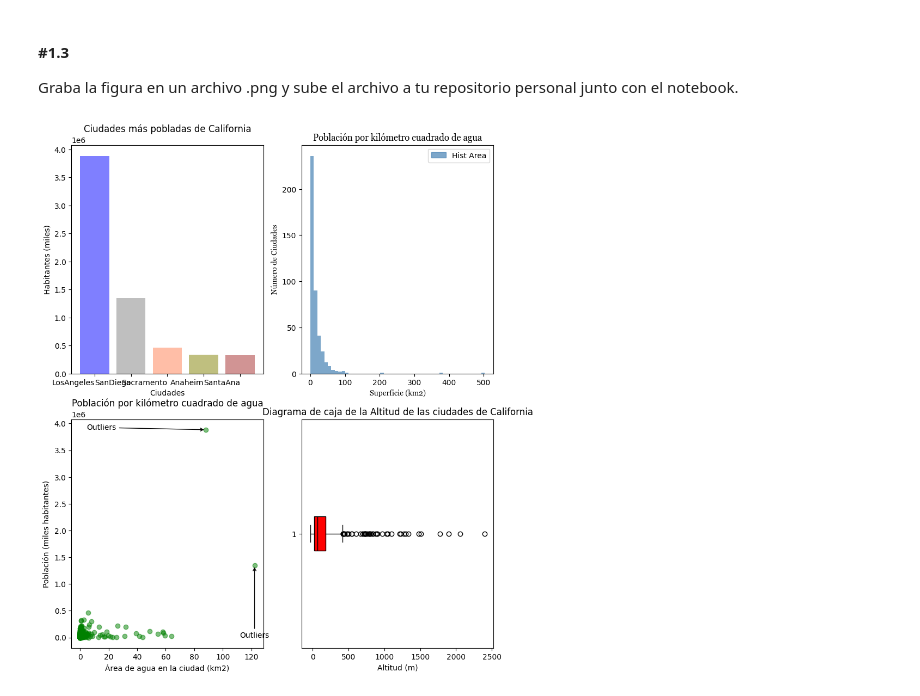
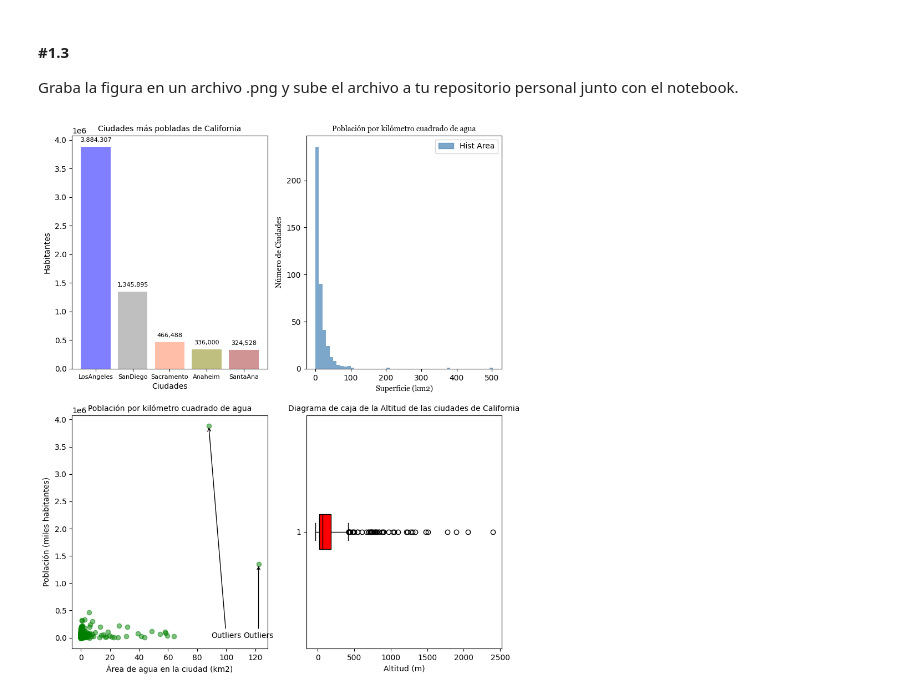
Before and after one commit to juanfcia/ds-bootcamp-juanfcia, a Jupyter notebook: 03_Data_Analysis/Sprint_08/Unidad_01_Visualizacion_Basica_Matplotlib/03_Practica_Obligatoria/18_Practica_Obligatoria_Visualizacion_Basica.ipynb, the cells around one changed output. Cells and saved outputs as stored; diff of their text form; code cells hidden in the pictures.

Commit message:
Sprint08 Unidad01 Visualización básica / Práctica obligatorio e imagen v.final

```diff
--- a/03_Data_Analysis/Sprint_08/Unidad_01_Visualizacion_Basica_Matplotlib/03_Practica_Obligatoria/18_Practica_Obligatoria_Visualizacion_Basica.ipynb
+++ b/03_Data_Analysis/Sprint_08/Unidad_01_Visualizacion_Basica_Matplotlib/03_Practica_Obligatoria/18_Practica_Obligatoria_Visualizacion_Basica.ipynb
@@ -272,13 +260,14 @@ fig, ax = plt.subplots(2,2, figsize=(10, 12))
 ### ----------------- ###
 # Gráfico de barras en la posición [0,0] de la figura
 
-ax_barras = ax[0,0]
-ax_barras.bar(ciudades, frecuencias, color = ["blue","grey","coral","olive", "brown"], alpha = 0.5)
+ax_barras = ax[0, 0]
+bars = ax_barras.bar(ciudades, frecuencias, color = ["blue","grey","coral","olive", "brown"], alpha = 0.5)
 
-ax_barras.set_title("Ciudades más pobladas de California")
-ax_barras.set_xlabel("Ciudades")
-ax_barras.set_ylabel("Habitantes (miles)")
-ax_barras.set_xticklabels(ciudades, ha = "right")
+ax_barras.set_title("Ciudades más pobladas de California", fontsize = 10)
+ax_barras.set_xlabel("Ciudades", fontsize = 10)
+ax_barras.set_ylabel("Habitantes", fontsize = 10)
+ax_barras.set_xticklabels(ciudades, fontsize = 8, ha = "center")
+ax_barras.bar_label(bars, fmt = '{:,.0f}', padding = 5, fontsize = 8); # Sacado de IA
 
 ### ----------------- ###
 # Histograma en la posición [0,1] de la figura
@@ -290,9 +279,9 @@ ax_hist.hist(df_cities["area_total_sq_mi"],
              color = "steelblue"
              )
 
-ax_hist.set_title("Población por kilómetro cuadrado de agua", family="Georgia")
-ax_hist.set_xlabel("Superficie (km2)", family="Georgia")
-ax_hist.set_ylabel("Número de Ciudades", family="Georgia")
+ax_hist.set_title("Población por kilómetro cuadrado de agua", family="Georgia", fontsize = 10)
+ax_hist.set_xlabel("Superficie (km2)", family="Georgia", fontsize = 10)
+ax_hist.set_ylabel("Número de Ciudades", family="Georgia", fontsize = 10)
 
 barra_simulada = mpatches.Patch(color = "steelblue",
                                 alpha = 0.7,
@@ -306,12 +295,12 @@ ax_hist.legend(handles = [barra_simulada], loc = "upper right")
 
 ax_scatter = ax[1,0]
 ax_scatter.scatter(df_cities["area_water_km2"], df_cities["population_total"], c = "green", alpha = 0.5)
-ax_scatter.set_title("Población por kilómetro cuadrado de agua")
-ax_scatter.set_xlabel("Área de agua en la ciudad (km2)")
-ax_scatter.set_ylabel("Población (miles habitantes)")
+ax_scatter.set_title("Población por kilómetro cuadrado de agua", fontsize = 10)
+ax_scatter.set_xlabel("Área de agua en la ciudad (km2)", fontsize = 10)
+ax_scatter.set_ylabel("Población (miles habitantes)", fontsize = 10)
 
 props_flecha = {
-    "arrowstyle": "->", # Cambiado a flecha simple para mayor claridad
+    "arrowstyle": "->",
     "connectionstyle": "arc3",
     "color": "black"
 }
@@ -319,35 +308,53 @@ props_flecha = {
 x = df_cities["area_water_km2"]
 y = df_cities["population_total"]
 max_x_value = x.max()
 max_y_value = y.max()
 
 ax_scatter.annotate(
     "Outliers",
     xy = (max_x_value, df_cities.loc[x.idxmax(), "population_total"]),
     xytext = (max_x_value, 50),
     arrowprops = props_flecha,
     ha = "center"
 )
 
 ax_scatter.annotate(
     "Outliers",
     xy = (df_cities.loc[y.idxmax(), "area_water_km2"], max_y_value),
-    xytext = (15, max_y_value + 50),
+    xytext = (100, 3),
     arrowprops = props_flecha,
     ha = "center"
 )
 
+# Anotación para el outlier del eje x --> no consigo subir el texto en el eje Y
+plt.annotate(
+    "Outliers",
+    xy = (max_x_value, df_cities.loc[x.idxmax(), "population_total"]),
+    xytext = (100, 3),
+    arrowprops = props_flecha,
+    ha = "center"
+)
+
+# Anotación para el outlier del eje y --> no consigo subir el texto en el eje Y
+plt.annotate(
+    "Outliers",
+    xy = (df_cities.loc[y.idxmax(), "area_water_km2"], max_y_value),
+    xytext = (100, 3),
+    arrowprops = props_flecha,
+    ha = "center"
+);
+
 ### ----------------- ###
 # Diagrama de caja en la posición [1,1] de la figura
 
-ax[1,1].boxplot(
+ax[1, 1].boxplot(
     df_cities["elevation_m"],
     vert = False,
     patch_artist = True,
     medianprops = {"color": "black"},
     boxprops = {"facecolor": "red", "edgecolor": "black"}
 )
-ax[1,1].set_xlabel("Altitud (m)")
-ax[1,1].set_title("Diagrama de caja de la Altitud de las ciudades de California");
+ax[1, 1].set_title("Diagrama de caja de la Altitud de las ciudades de California", fontsize = 10)
+ax[1, 1].set_xlabel("Altitud (m)", fontsize = 10);
 # %% [output]
-[figure, old version]
+[figure, new version]
```
Also changed, not shown: parts of 3 cells of this notebook, 1 other file.
